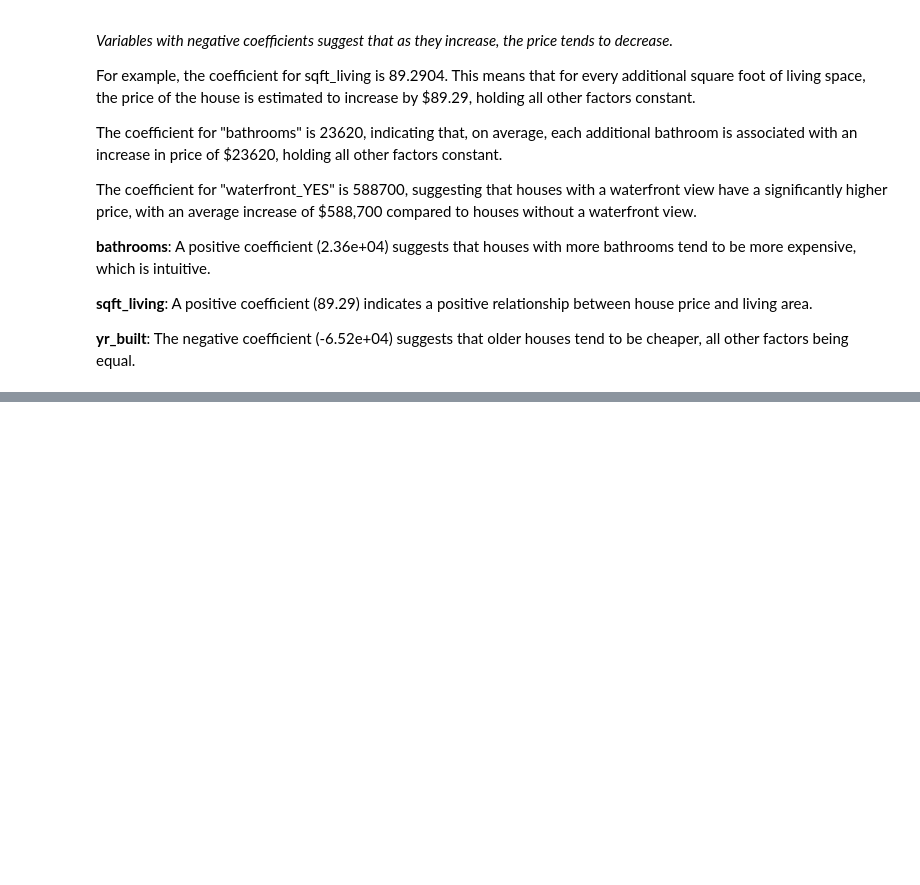
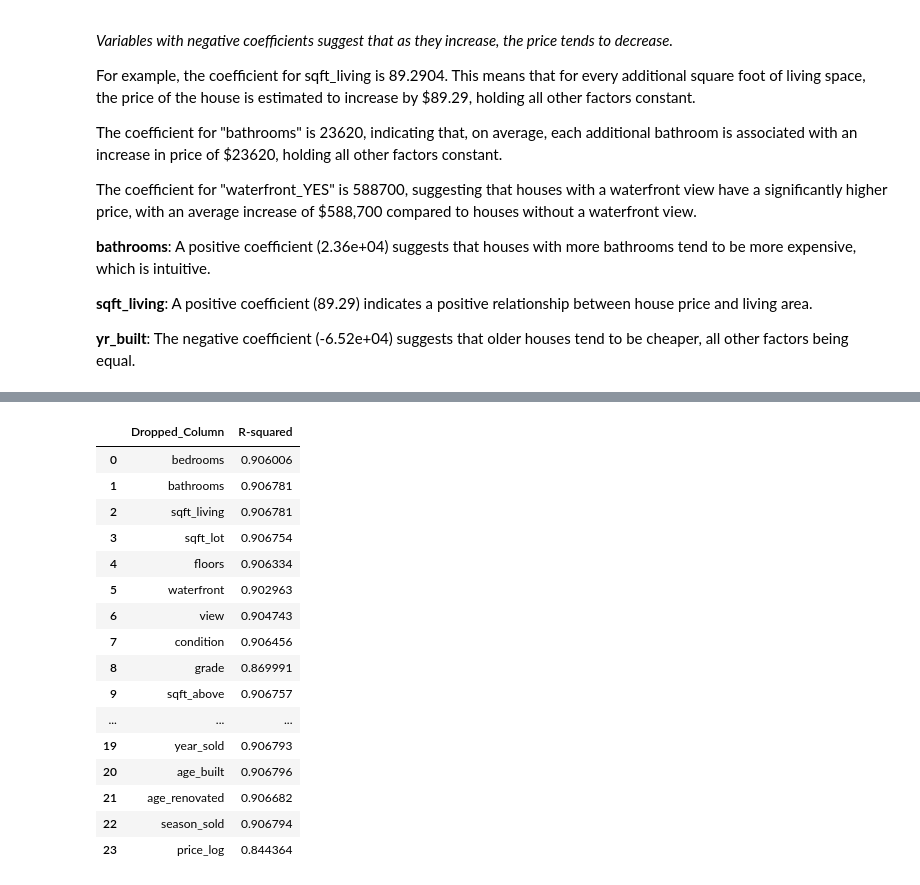
Before and after one commit to ggeorgekkariuki/Kings-Country-Housing-Project, a Jupyter notebook: student.ipynb, the cells around one changed output, grey strips where cells are left out. Cells and saved outputs as stored; diff of their text form; code cells hidden in the pictures; blank space fills up the shorter version.

Commit message:
Adjusted the MLR Functions

```diff
--- a/student.ipynb
+++ b/student.ipynb
@@ -1371,0 +1286,61 @@ The coefficient for "waterfront_YES" is 588700, suggesting that houses with a wa
+# %%
+def drop_column_preprocess_and_model(df, target_column, encoding_function):
+    """
+    Drops one column at a time from the DataFrame (excluding the target column), preprocesses the data with an encoder function,
+    and creates a linear regression model based on the processed data. Returns a new DataFrame with two columns: the dropped column
+    name and the corresponding R-squared value from the model created.
+
+    Parameters:
+    - df: DataFrame containing the original data
+    - target_column: Name of the target column
+    - encoding_function: Function for encoding categorical variables
+    - linear_model: Function for creating the linear regression model
+
+    Returns:
+    - result_df: DataFrame containing two columns: 'Dropped_Column' and 'R-squared'
+    """
+    result_data = []  # List to store data for the new DataFrame
+
+    for col in df.columns:
+        if col != target_column:
+            # Create a new DataFrame without the current column
+            df_dropped = df.drop(columns=[col])
+
+            # Preprocess the data with the encoder function
+            df_encoded = encoding_function(df_dropped)
+
+            # Create the linear regression model based on the processed data
+            model = multi_linear_model(df_encoded, summary=False, scores=False)
+
+            # Calculate R-squared value
+            X = df_encoded.drop(columns=[target_column])
+            y = df_encoded[target_column]
+            r_squared = model.rsquared
+
+            # Append data to the result list
+            result_data.append({'Dropped_Column': col, 'R-squared': r_squared})
+
+    # Create a DataFrame from the result list
+    result_df = pd.DataFrame(result_data)
+
+    return result_df
+# %%
+drop_column_preprocess_and_model(kc_data_new, 'price', one_hot_encode)
+# %% [output]
+|  | Dropped_Column | R-squared |
+| 0 | bedrooms | 0.906006 |
+| 1 | bathrooms | 0.906781 |
+| 2 | sqft_living | 0.906781 |
+| 3 | sqft_lot | 0.906754 |
+| 4 | floors | 0.906334 |
+| 5 | waterfront | 0.902963 |
+| 6 | view | 0.904743 |
+| 7 | condition | 0.906456 |
+| 8 | grade | 0.869991 |
+| 9 | sqft_above | 0.906757 |
+| ... | ... | ... |
+| 19 | year_sold | 0.906793 |
+| 20 | age_built | 0.906796 |
+| 21 | age_renovated | 0.906682 |
+| 22 | season_sold | 0.906794 |
+| 23 | price_log | 0.844364 |
```
Also changed, not shown: parts of 27 cells of this notebook.
